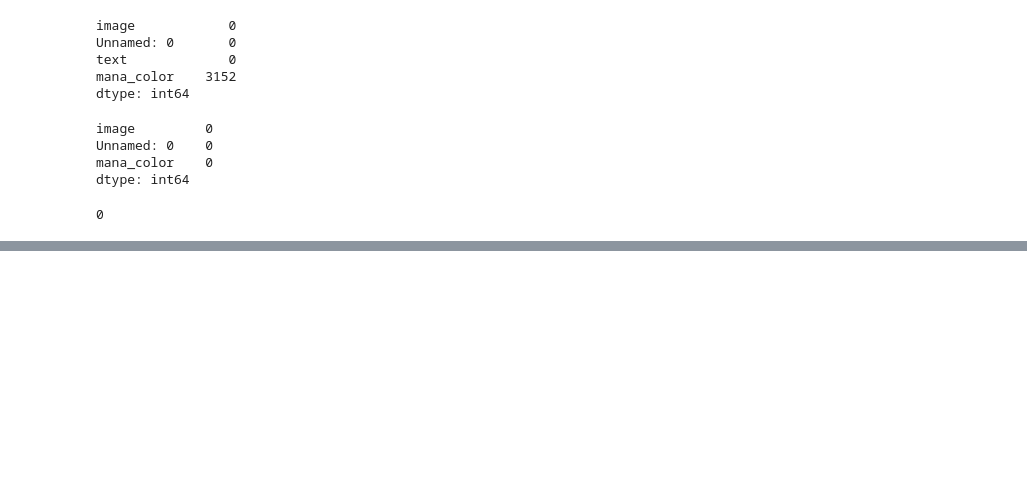
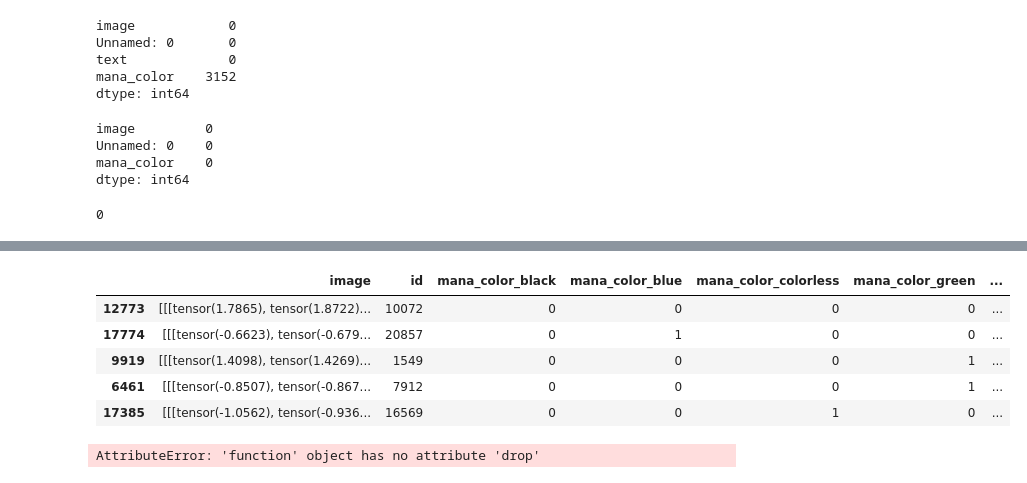
Before and after one commit to outofshape/hslu_cvai_zaubi, a Jupyter notebook: 01_DataPrep.ipynb, the cells around one changed output, grey strips where cells are left out. Saved outputs shown, nothing was run; the diff lists cells and outputs as text; code cells hidden in the pictures; blank space fills up the shorter version.

```diff
--- a/01_DataPrep.ipynb
+++ b/01_DataPrep.ipynb
@@ -103,0 +151,14 @@ visualize_images(df)
+# %%
+import ssl
+ssl._create_default_https_context = ssl._create_unverified_context
+
+# Initialize the Weight Transform
+weights = ResNet50_Weights.DEFAULT
+preprocess = weights.transforms()
+
+# Apply it to the input image
+def preprocess_image(image):
+    img = Image.open(io.BytesIO(image["bytes"]))
+    return preprocess(img)
+
+model = resnet50(weights=ResNet50_Weights.DEFAULT)
@@ -103,0 +195,11 @@ visualize_images(df)
+# %%
+# transform the images
+train['image'] = train['image'].apply(preprocess_image)
+train.head()
+# %% [output]
+|  | image | id | mana_color_black | mana_color_blue | mana_color_colorless | mana_color_green | ... |
+| 12773 | [[[tensor(1.7865), tensor(1.8722)... | 10072 | 0 | 0 | 0 | 0 | ... |
+| 17774 | [[[tensor(-0.6623), tensor(-0.679... | 20857 | 0 | 1 | 0 | 0 | ... |
+| 9919 | [[[tensor(1.4098), tensor(1.4269)... | 1549 | 0 | 0 | 0 | 1 | ... |
+| 6461 | [[[tensor(-0.8507), tensor(-0.867... | 7912 | 0 | 0 | 0 | 1 | ... |
+| 17385 | [[[tensor(-1.0562), tensor(-0.936... | 16569 | 0 | 0 | 1 | 0 | ... |
@@ -103,0 +210,6 @@ visualize_images(df)
+# %%
+# dataloader for training and validation
+train_loader = torch.utils.data.DataLoader(train.drop(columns=["id"]), batch_size=32, shuffle=True)
+val_loader = torch.utils.data.DataLoader(validation.drop(columns=["id"]), batch_size=32, shuffle=False)
+# %% [output]
+AttributeError: 'function' object has no attribute 'drop'
```
Also changed, not shown: parts of 23 cells of this notebook, 1 other file.
